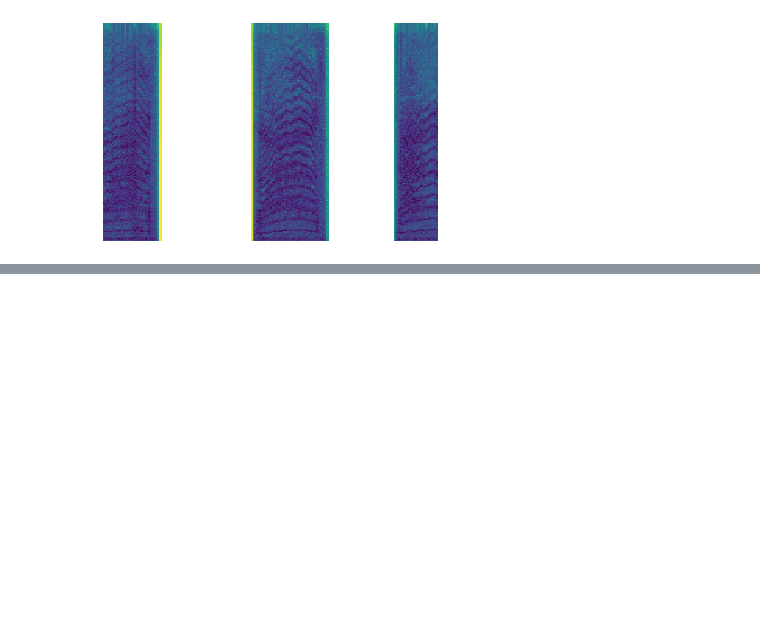
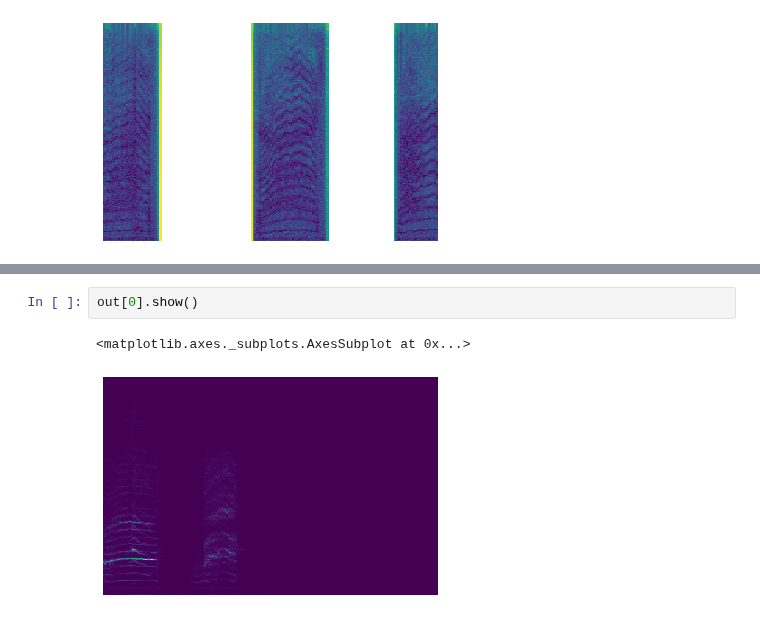
Before and after one commit to holyfiddlex/Speech-Separation, a Jupyter notebook: nbdev/06_Pipe.ipynb, the cells around one changed output, grey strips where cells are left out. Cells and saved outputs as stored; diff of their text form; blank space fills up the shorter version.

```diff
--- a/nbdev/06_Pipe.ipynb
+++ b/nbdev/06_Pipe.ipynb
@@ -65,0 +93,5 @@ out[1][0].show()
+# %%
+out[0].show()
+# %% [output]
+<matplotlib.axes._subplots.AxesSubplot at 0x...>
+[figure, added]
```
Also changed, not shown: parts of 16 cells of this notebook, 2 other files.
